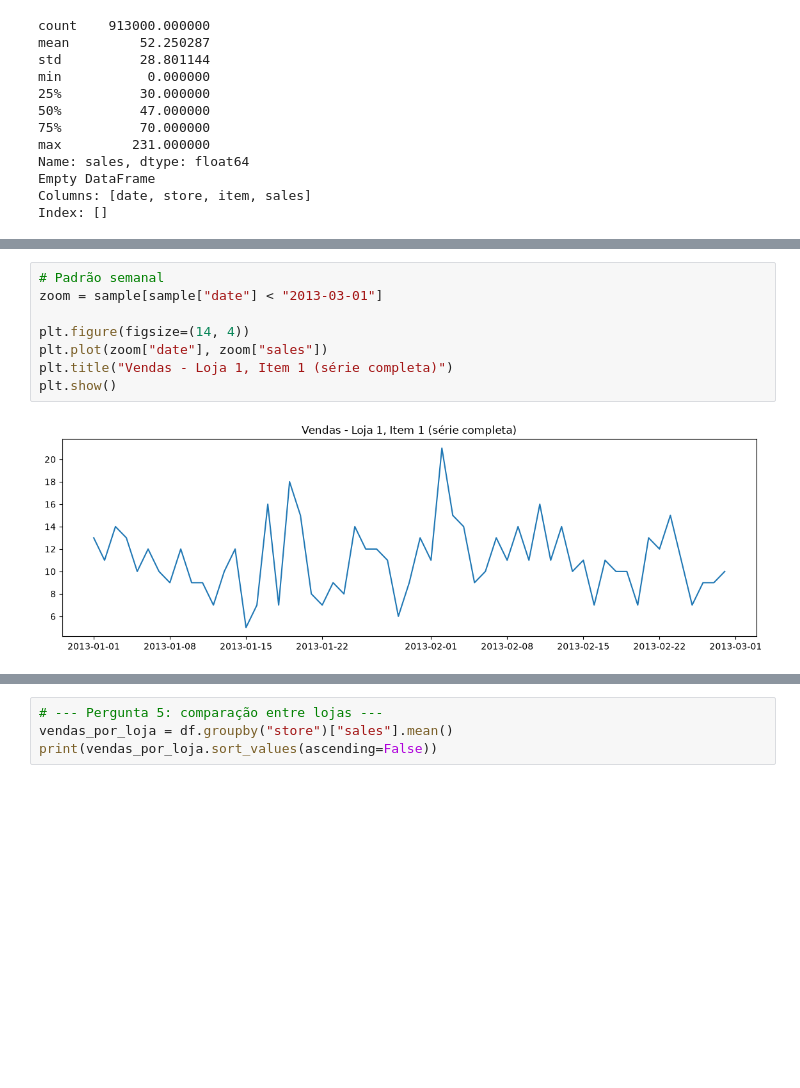
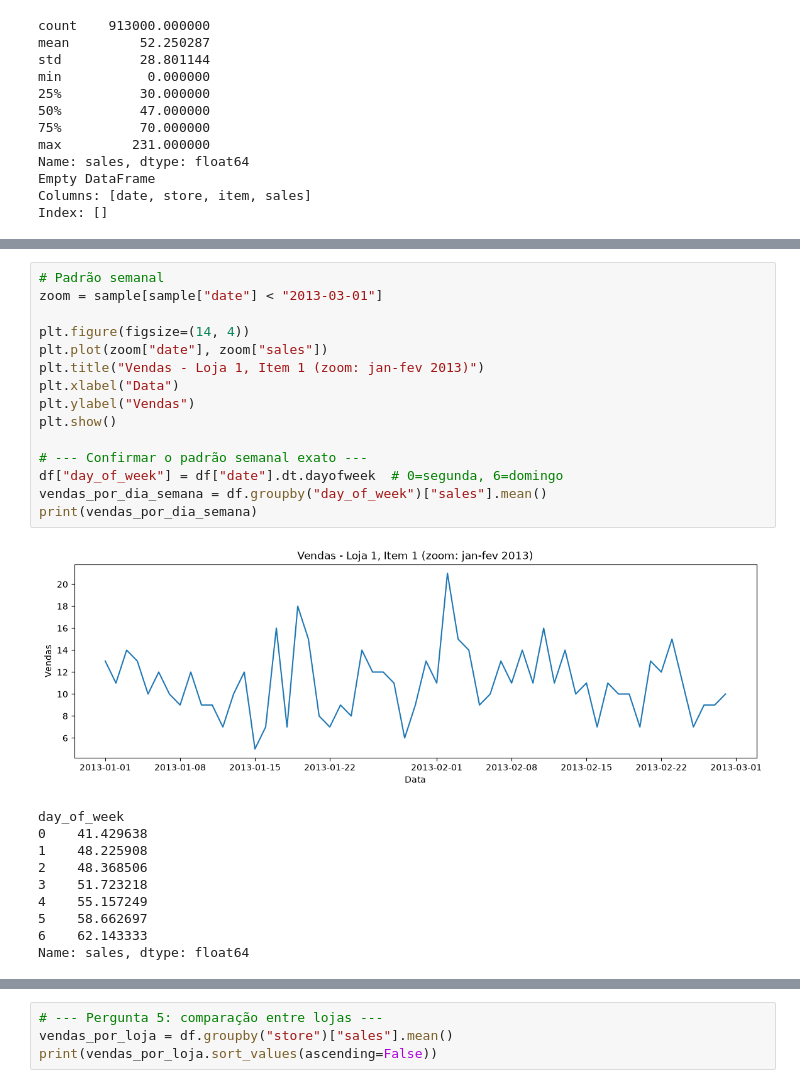
Before and after one commit to KamaNay/API-de-Previsao-de-Demanda-de-Estoque, a Jupyter notebook: notebooks/01_eda.ipynb, the cells around one changed output, grey strips where cells are left out. Cells and saved outputs as stored; diff of their text form; blank space fills up the shorter version.

```diff
--- a/notebooks/01_eda.ipynb
+++ b/notebooks/01_eda.ipynb
@@ -62,10 +123,26 @@ plt.show()
 # %%
 # Padrão semanal
 zoom = sample[sample["date"] < "2013-03-01"]
 
 plt.figure(figsize=(14, 4))
 plt.plot(zoom["date"], zoom["sales"])
-plt.title("Vendas - Loja 1, Item 1 (série completa)")
+plt.title("Vendas - Loja 1, Item 1 (zoom: jan-fev 2013)")
+plt.xlabel("Data")
+plt.ylabel("Vendas")
 plt.show()
+
+# --- Confirmar o padrão semanal exato ---
+df["day_of_week"] = df["date"].dt.dayofweek  # 0=segunda, 6=domingo
+vendas_por_dia_semana = df.groupby("day_of_week")["sales"].mean()
+print(vendas_por_dia_semana)
 # %% [output]
-[figure, old version]
+[figure, new version]
+day_of_week
+0    41.429638
+1    48.225908
+2    48.368506
+3    51.723218
+4    55.157249
+5    58.662697
+6    62.143333
+Name: sales, dtype: float64
```
Also changed, not shown: parts of 13 cells of this notebook, 7 other files.
